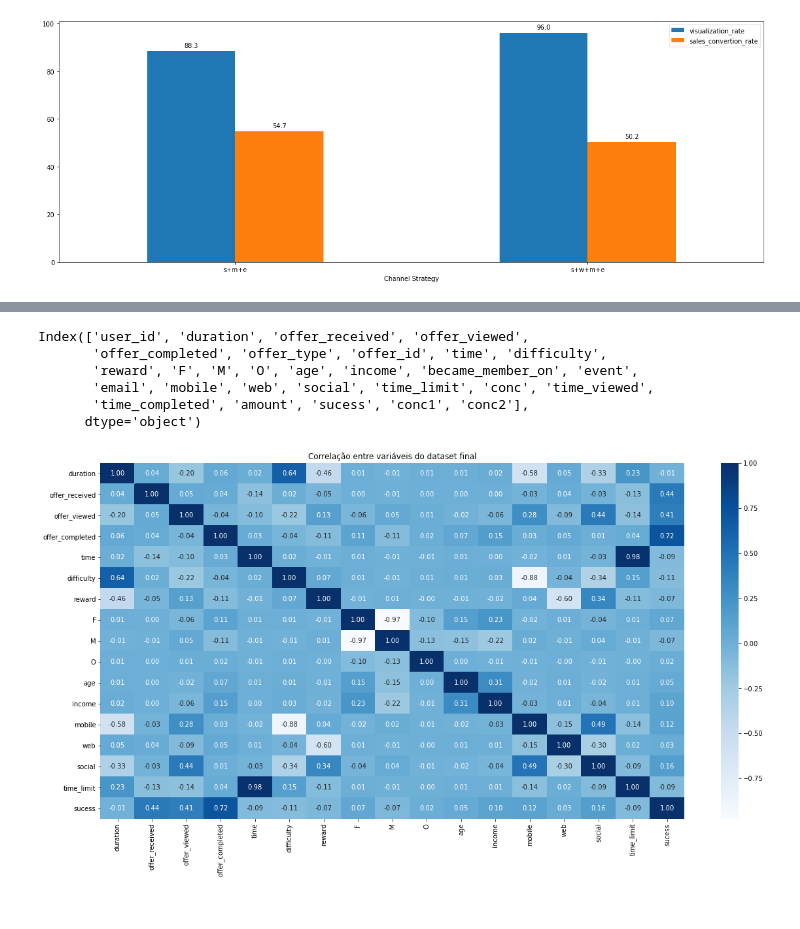
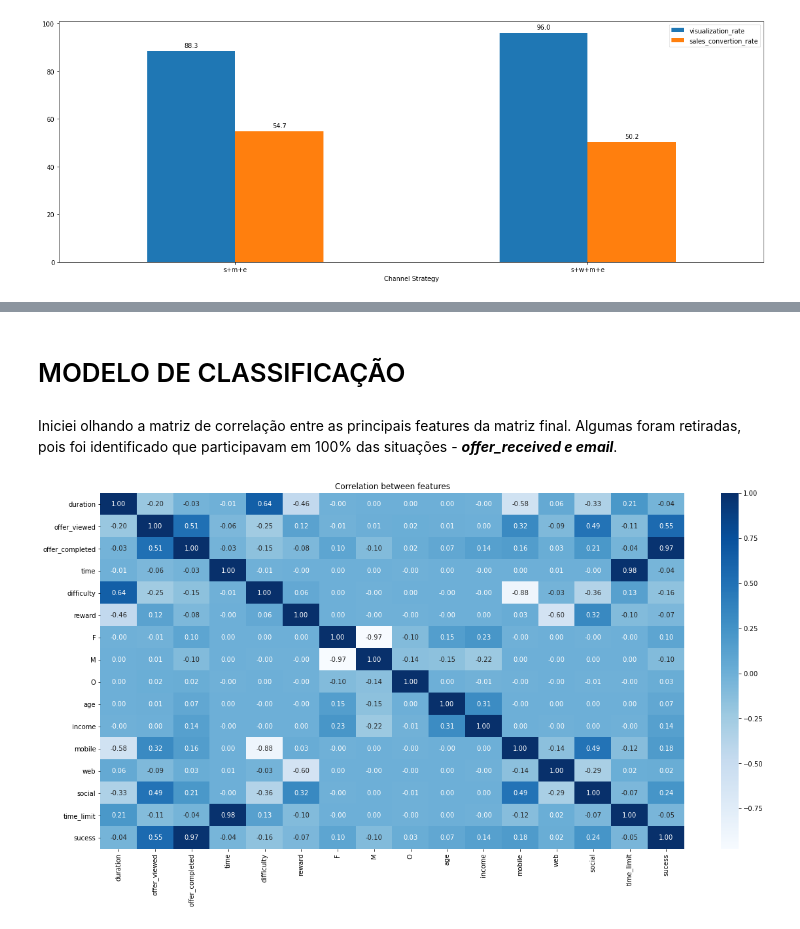
Before and after one commit to matsuch/Capstone-Project-Starbucks, a Jupyter notebook: Starbucks_Capstone_notebook.ipynb, the cells around one changed output, grey strips where cells are left out. Drawn from its saved outputs; the diff is of its cells as text; code cells hidden in the pictures.

Commit message:
including models

```diff
--- a/Starbucks_Capstone_notebook.ipynb
+++ b/Starbucks_Capstone_notebook.ipynb
@@ -473,8 +478,9 @@ def bogo_offers(df=df):
 
     #offset just the necessary columns
     bogo = bogo[['user_id', 'duration', 'offer received', 'offer viewed', 'offer completed',
-                                'offer_type', 'offer_id', 'time', 'difficulty', 'reward', 'F', 'M', 'O',
-                               'age', 'income', 'became_member_on', 'event', 'email', 'mobile', 'web', 'social']]
+                 'offer_type', 'offer_id', 'time', 'difficulty', 'reward', 'F', 'M', 'O',
+                 'age', 'gender', 'income', 'became_member_on',
+                 'event', 'email', 'mobile', 'web', 'social']]
 
     #replace white space for underline in the column name
     bogo.columns = bogo.columns.str.strip().str.replace('\s+', '_')
@@ -574,6 +580,8 @@ def bogo_offers(df=df):
     bogo_not_sucess  = bogo_not_sucess[~bogo_not_sucess.conc1.isin(common)]
     bogo_not_sucess  = bogo_not_sucess[~bogo_not_sucess.conc2.isin(common2)]
 
+    bogo_not_sucess = bogo_not_sucess[bogo_not_sucess['offer_received'] == 1]
+
     #Concat both dfs
     bogo_offers = pd.concat([bogo_sucess, bogo_not_sucess])
 
@@ -598,8 +606,9 @@ def discount_offers(df=df):
 
     #offset just the necessary columns
     discount = discount[['user_id', 'duration', 'offer received', 'offer viewed', 'offer completed',
-                                'offer_type', 'offer_id', 'time', 'difficulty', 'reward', 'F', 'M', 'O',
-                               'age', 'income', 'became_member_on', 'event', 'email', 'mobile', 'web', 'social']]
+                         'offer_type', 'offer_id', 'time', 'difficulty', 'reward', 'F', 'M', 'O',
+                         'age', 'gender', 'income', 'became_member_on',
+                         'event', 'email', 'mobile', 'web', 'social']]
 
     #replace white space for underline in the column name
     discount.columns = discount.columns.str.strip().str.replace('\s+', '_')
@@ -700,6 +709,8 @@ def discount_offers(df=df):
     discount_not_sucess  = discount_not_sucess[~discount_not_sucess.conc1.isin(common)]
     discount_not_sucess  = discount_not_sucess[~discount_not_sucess.conc2.isin(common2)]
 
+    discount_not_sucess = discount_not_sucess[discount_not_sucess['offer_received'] == 1]
+
     #Concat both dfs
     discount_offers = pd.concat([discount_sucess, discount_not_sucess])
 
@@ -723,30 +734,25 @@ def ROI(discount_sucess=discount_sucess, bogo_sucess=bogo_sucess):
     ROI['ROI'] = (ROI['amount']-ROI['difficulty'])/ROI['difficulty']
 
     return ROI
-# %%
-final_df.columns
-# %% [output]
-Index(['user_id', 'duration', 'offer_received', 'offer_viewed',
-       'offer_completed', 'offer_type', 'offer_id', 'time', 'difficulty',
-       'reward', 'F', 'M', 'O', 'age', 'income', 'became_member_on', 'event',
-       'email', 'mobile', 'web', 'social', 'time_limit', 'conc', 'time_viewed',
-       'time_completed', 'amount', 'sucess', 'conc1', 'conc2'],
-      dtype='object')
+# %% [markdown]
+# MODELO DE CLASSIFICAÇÃO
+# %% [markdown]
+Iniciei olhando a matriz de correlação entre as principais features da matriz final. Algumas foram retiradas, pois foi identificado que participavam em 100% das situações - ***offer_received e email***.
 # %%
-correlacao = final_df[['user_id', 'duration', 'offer_received', 'offer_viewed',
+correlacao = final_df[['user_id', 'duration', 'offer_viewed',
                        'offer_completed', 'offer_type', 'offer_id', 'time', 'difficulty',
                         'reward', 'F', 'M', 'O', 'age', 'income', 'became_member_on', 'event',
                         'mobile', 'web', 'social', 'time_limit', 'sucess']]
 
 plt.figure(figsize=(20, 10))
 sns.heatmap(correlacao.corr(),
             annot = True,
             fmt = '.2f',
             cmap='Blues')
-plt.title('Correlação entre variáveis do dataset final')
+plt.title('Correlation between features')
 plt.show()
 # %% [output]
-[figure, old version]
+[figure, new version]
 # %%
 def classification_model(df, target, model):
     '''
```
Also changed, not shown: parts of 19 cells of this notebook.
